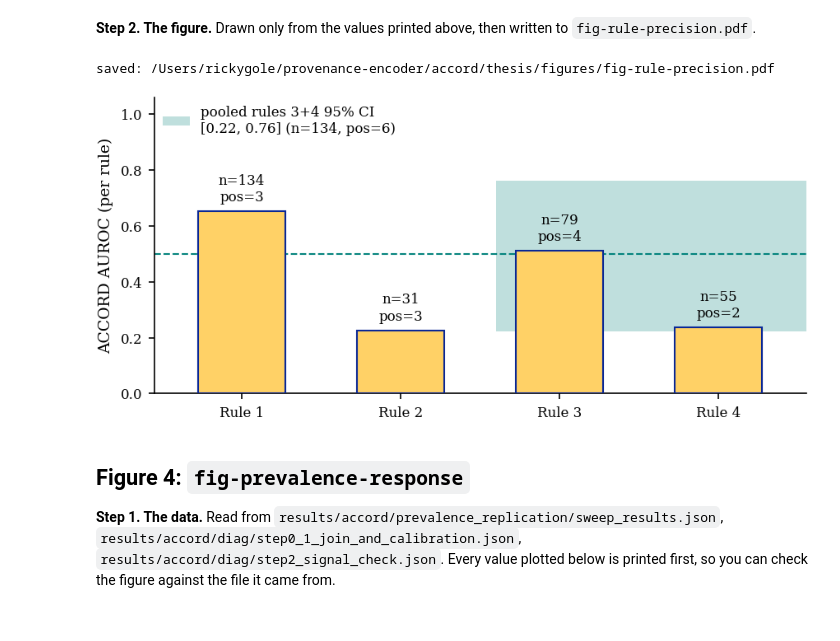
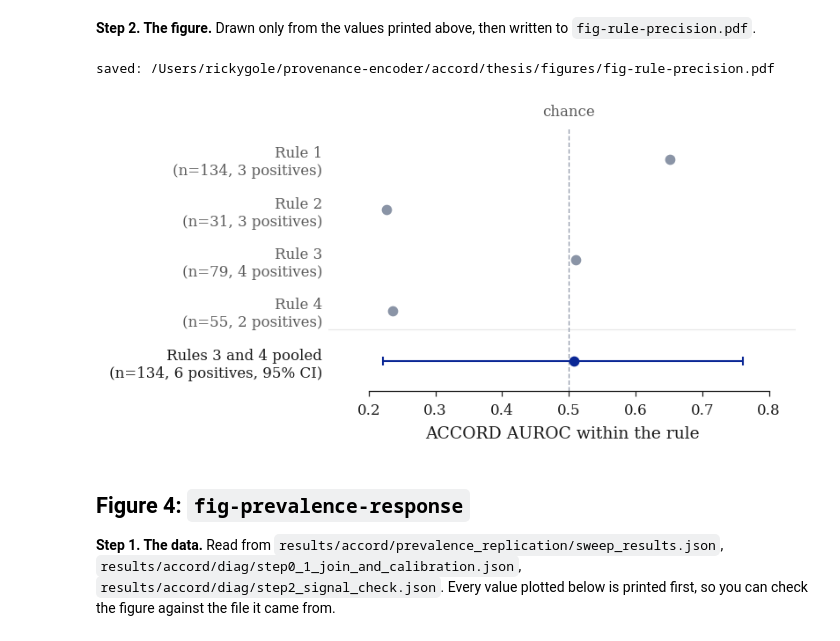
Before and after one commit to Rickygole/provenance-encoder, a Jupyter notebook: accord/thesis/figures/Thesis_Figures_PerFigure.ipynb, the cells around one changed output. Cells and saved outputs as stored; diff of their text form; code cells hidden in the pictures.

```diff
--- a/accord/thesis/figures/Thesis_Figures_PerFigure.ipynb
+++ b/accord/thesis/figures/Thesis_Figures_PerFigure.ipynb
@@ -400,7 +561,7 @@ p_intervals = os.path.join(RESULTS_ACCORD, "stats", "intervals.json")
 d_intervals = json.load(open(p_intervals))
 mcc = d_intervals["E2_mcc_intervals"]
 order = ["gpt4o_zeroshot", "gpt4o_fewshot", "accord_binary_at_0.5_253core", "llama_baseline"]
-labels = ["GPT-4o\nz.s.", "GPT-4o\nf.s.", "ACCORD", "Llama 3\n8B"]
+labels = ["GPT-4o zero-shot", "GPT-4o few-shot", "ACCORD (contam.)", "Llama 3 8B"]
 
 p_c28 = os.path.join(RESULTS_ACCORD, "reconciliation_c28.json")
 d_c28 = json.load(open(p_c28))
@@ -415,9 +576,12 @@ def wilson_ci(k, n, z=1.959963984540054):
     denom = 1 + z ** 2 / n
     centre = p + z ** 2 / (2 * n)
     adj = z * np.sqrt(p * (1 - p) / n + z ** 2 / (4 * n ** 2))
-    lo = (centre - adj) / denom
-    hi = (centre + adj) / denom
-    return (max(0.0, lo), min(1.0, hi))
+    # Clamped to [0, 1] and to the estimate itself, identically to the helper in
+    # the setup cell: at k = 0 the exact lower bound is 0 and the arithmetic
+    # lands a few parts in 10^18 either side of it.
+    lo = min(p, max(0.0, (centre - adj) / denom))
+    hi = max(p, min(1.0, (centre + adj) / denom))
+    return (lo, hi)
 
 print("fig-intro-headline: values plotted")
 print(f"  weak-label positive rate, train pool     : {weak_pos}/{weak_n} = {weak_rate:.4f}")
@@ -548,44 +748,64 @@ fig-rule-precision: values plotted
 # %% [markdown]
 **Step 2. The figure.** Drawn only from the values printed above, then written to `fig-rule-precision.pdf`.
 # %%
-fig, ax = plt.subplots(figsize=(6.0, 3.2))
-fig.subplots_adjust(left=0.105, right=0.985, top=0.97, bottom=0.11)
-xs = np.arange(len(per_rule))
+# An AUROC on three positives is an estimate, not a quantity, and a filled
+# bar asserts a solidity these counts cannot support. Drawn as dots, with an
+# interval on the one stratum for which an interval exists, in the same
+# grammar as every other estimate comparison in the thesis. The counts that
+# used to float above the bars are now part of the row label.
+fig, ax = plt.subplots(figsize=(FIGW, 2.65))
+canvas(fig)
+fig.subplots_adjust(left=0.325, right=0.985, top=0.910, bottom=0.160)
+ys = np.arange(len(per_rule))[::-1] + 1.0
 aurocs = [s["auroc"] for s in per_rule]
-x_lo, x_hi = -0.55, 3.55
-ax.set_xlim(x_lo, x_hi)
-# Reference band: pooled rules 3+4 (defect-free) bootstrap CI, drawn across the
-# rule-3 and rule-4 bars it actually describes. It is drawn in data coordinates
-# and behind the bars: the earlier axhspan took axes fractions, which put its
-# left edge on Rule 2, and it painted over the Rule 3 bar.
-ax.fill_between([2 - 0.4, x_hi], e3["unstratified_ci95"][0], e3["unstratified_ci95"][1],
-                color=MID, alpha=0.25, linewidth=0, zorder=0,
-                label=f"pooled rules 3+4 95% CI\n[{e3['unstratified_ci95'][0]:.2f}, {e3['unstratified_ci95'][1]:.2f}] (n={e3['n']}, pos={e3['n_pos']})")
-ax.axhline(0.5, **CHANCE_STYLE)
-ax.bar(xs, aurocs, color=FILL, edgecolor=DARK, width=0.55, zorder=3)
-for x, s in zip(xs, per_rule):
-    ax.text(x, s["auroc"] + 0.025, f"n={s['n']}\npos={s['pos']}", ha="center",
-            va="bottom", fontsize=8.0, linespacing=1.25, zorder=4)
-ax.set_xticks(xs)
-ax.set_xticklabels([s["name"].replace("rule ", "Rule ") for s in per_rule])
-ax.set_ylabel("ACCORD AUROC (per rule)")
-ax.set_ylim(0, 1.06)
-ax.legend(loc="upper left", fontsize=8.0, frameon=False, borderaxespad=0.2)
-ax.spines[["top", "right"]].set_visible(False)
+ax.axvline(0.5, **CHANCE_STYLE)
+# No interval exists for any single rule. defect_free_strata.json records only
+# a point AUROC per rule, stats/intervals.json bootstraps the pooled stratum and
+# nothing finer, and the per-pair scores a rule-level bootstrap would need are
+# not committed anywhere in this repository. Rather than print four bare
+# estimates in the same colour as the one row that does carry an interval, the
+# four drop to grey and are labelled in grey's own text tone: they are what they
+# look like, four underpowered numbers on two to four positives.
+ax.plot(aurocs, ys, "o", color=GREY, linestyle="none", zorder=3, **DOT)
+# The pooled defect-free stratum is the only row with a committed interval, so
+# it is the only row drawn as an estimate; it sits below a hairline rule because
+# it pools two of the rows above it rather than joining them.
+ax.errorbar([e3["auroc"]], [0.0],
+            xerr=[[e3["auroc"] - e3["unstratified_ci95"][0]],
+                  [e3["unstratified_ci95"][1] - e3["auroc"]]],
+            fmt="o", color=BLUE, zorder=3, **ERRBAR, **DOT)
+ax.axhline(0.62, color=GRID, linewidth=0.6, zorder=0)
+labels = [f"{s['name'].replace('rule ', 'Rule ')}\n(n={s['n']}, {s['pos']} positives)"
+          for s in per_rule]
+labels.append(f"Rules 3 and 4 pooled\n(n={e3['n']}, {e3['n_pos']} positives, 95% CI)")
+ax.set_yticks(list(ys) + [0.0])
+ax.set_yticklabels(labels, fontsize=8.0, linespacing=1.25)
+for lab, y in zip(ax.get_yticklabels(), list(ys) + [0.0]):
+    lab.set_color(MUTE if y > 0 else INK)
+ax.set_xlabel("ACCORD AUROC within the rule")
+ax.set_xlim(0.14, 0.84)
+ax.set_ylim(-0.60, 4.60)
+ax.set_xticks([0.2, 0.3, 0.4, 0.5, 0.6, 0.7, 0.8])
+ax.text(0.5, 4.78, "chance", fontsize=8.0, color=MUTE, ha="center", va="bottom")
+# The measured axis keeps its spine; the categorical one loses it, because a
+# rule running the height of five row labels reads as a bracket joining all
+# five, and the hairline below rule 4 says the opposite.
+lean(ax, xbounds=(0.2, 0.8))
+ax.spines["left"].set_visible(False)
+ax.tick_params(axis="y", length=0)
 if SHOW_INFIGURE_TITLES: ax.set_title("ACCORD's own ranking performance does not exceed chance\nwithin any single rule", fontsize=8.3)
 if SHOW_INFIGURE_NOTES: fig.text(0.02, 0.02,
-          "Deviation from spec: per-rule ACCORD precision (as in the written spec) is not in any\n"
-          "committed result file; per-rule AUROC is (defect_free_strata.json) and is shown instead.\n"
-          "Individual-rule CIs are not computable here (per-pair scores not committed); only the\n"
-          "pooled rules-3+4 CI (stats/intervals.json E3) is available and is shown as a reference band.",
-          fontsize=8.0, color=MID)
-fig.tight_layout(rect=[0, 0.10, 1, 1])
+         "Deviation from spec: per-rule ACCORD *precision* (as in the written spec) is not in any\n"
+         "committed result file; per-rule AUROC is (defect_free_strata.json) and is shown instead.\n"
+         "Individual-rule CIs are not computable here (per-pair scores not committed); only the\n"
+         "pooled rules-3+4 CI (stats/intervals.json E3) is available and is shown as a reference band.",
+         fontsize=8.0, color=MUTE)
 
 save_fig(fig, "fig-rule-precision.pdf")
 plt.show()
 # %% [output]
 saved: /Users/rickygole/provenance-encoder/accord/thesis/figures/fig-rule-precision.pdf
-[figure, old version]
+[figure, new version]
 # %% [markdown]
 ## Figure 4: `fig-prevalence-response`
 
```
Also changed, not shown: parts of 20 cells of this notebook, 30 other files.
